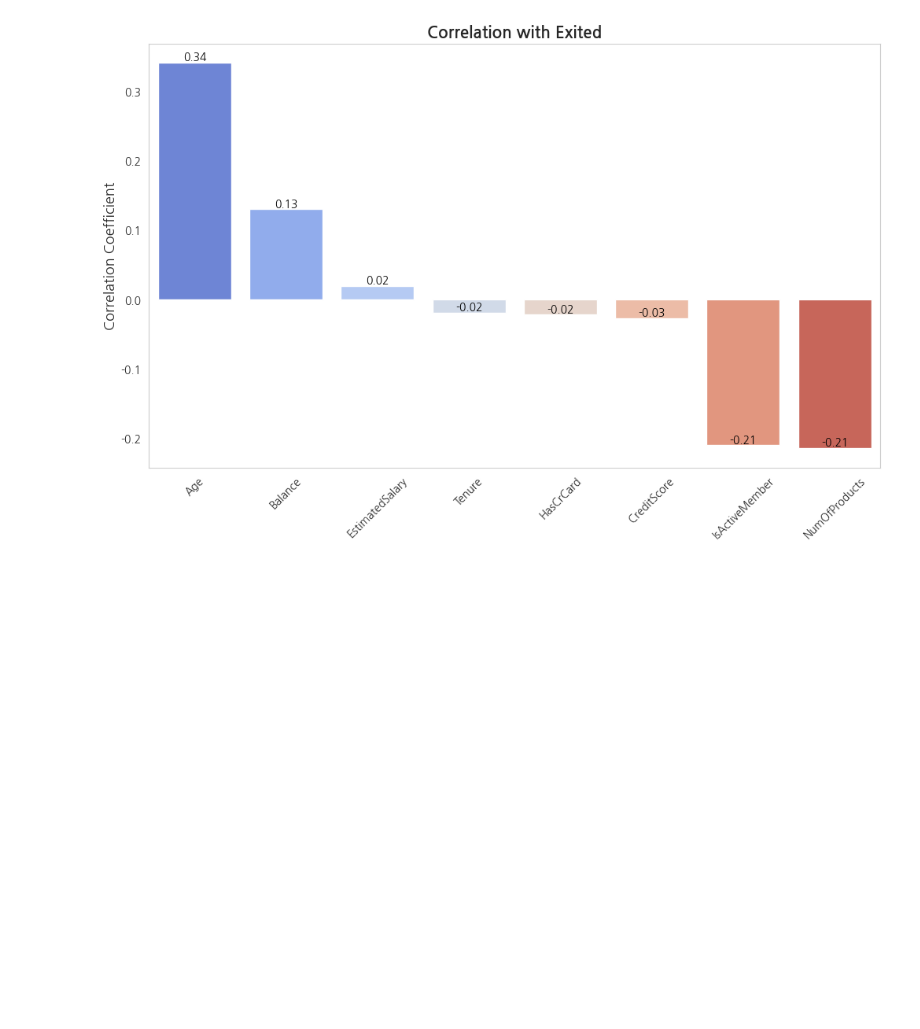
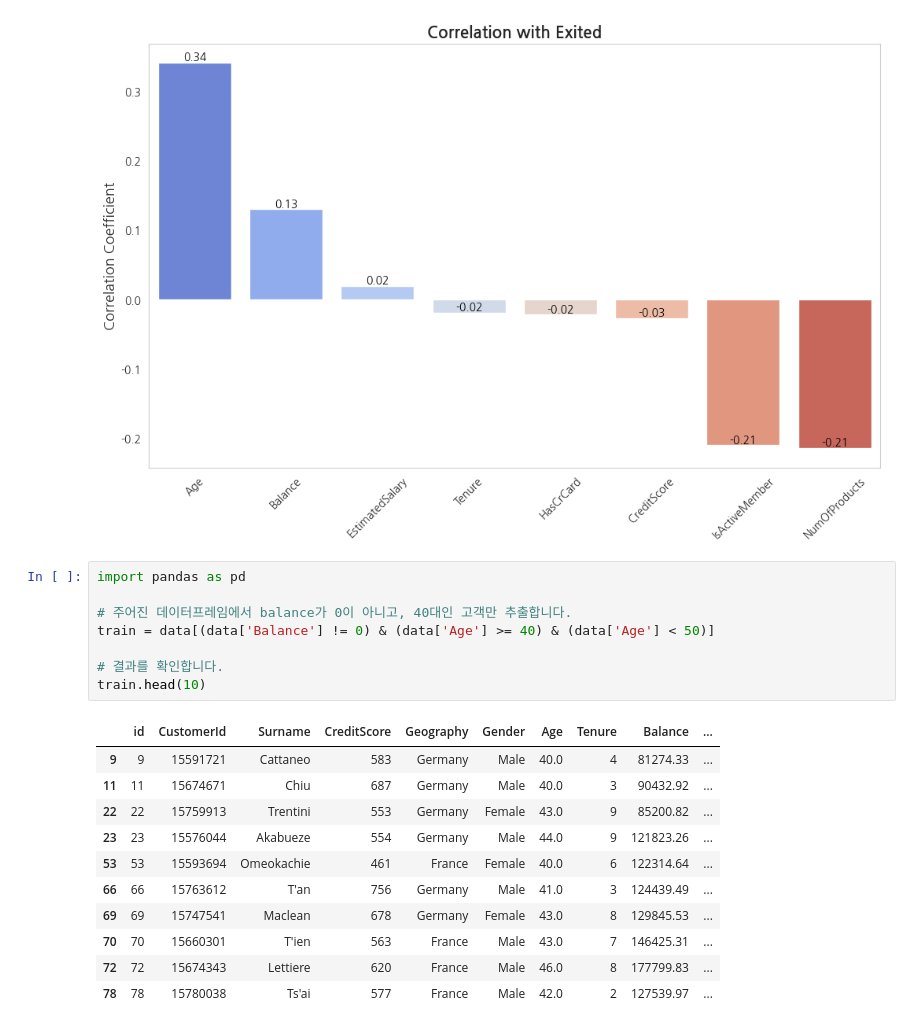
Before and after one commit to suhyeon0325/TIL, a Jupyter notebook: kaggle_240115.ipynb, the cells around one changed output. Cells and saved outputs as stored; diff of their text form; blank space fills up the shorter version.

```diff
--- a/kaggle_240115.ipynb
+++ b/kaggle_240115.ipynb
@@ -658,3 +650,23 @@ plt.grid(axis='y')
 plt.show()
 # %% [output]
 [figure]
+# %%
+import pandas as pd
+
+# 주어진 데이터프레임에서 balance가 0이 아니고, 40대인 고객만 추출합니다.
+train = data[(data['Balance'] != 0) & (data['Age'] >= 40) & (data['Age'] < 50)]
+
+# 결과를 확인합니다.
+train.head(10)
+# %% [output]
+|  | id | CustomerId | Surname | CreditScore | Geography | Gender | Age | Tenure | Balance | ... |
+| 9 | 9 | 15591721 | Cattaneo | 583 | Germany | Male | 40.0 | 4 | 81274.33 | ... |
+| 11 | 11 | 15674671 | Chiu | 687 | Germany | Male | 40.0 | 3 | 90432.92 | ... |
+| 22 | 22 | 15759913 | Trentini | 553 | Germany | Female | 43.0 | 9 | 85200.82 | ... |
+| 23 | 23 | 15576044 | Akabueze | 554 | Germany | Male | 44.0 | 9 | 121823.26 | ... |
+| 53 | 53 | 15593694 | Omeokachie | 461 | France | Female | 40.0 | 6 | 122314.64 | ... |
+| 66 | 66 | 15763612 | T'an | 756 | Germany | Male | 41.0 | 3 | 124439.49 | ... |
+| 69 | 69 | 15747541 | Maclean | 678 | Germany | Female | 43.0 | 8 | 129845.53 | ... |
+| 70 | 70 | 15660301 | T'ien | 563 | France | Male | 43.0 | 7 | 146425.31 | ... |
+| 72 | 72 | 15674343 | Lettiere | 620 | France | Male | 46.0 | 8 | 177799.83 | ... |
+| 78 | 78 | 15780038 | Ts'ai | 577 | France | Male | 42.0 | 2 | 127539.97 | ... |
```
Also changed, not shown: parts of 2 cells of this notebook.
